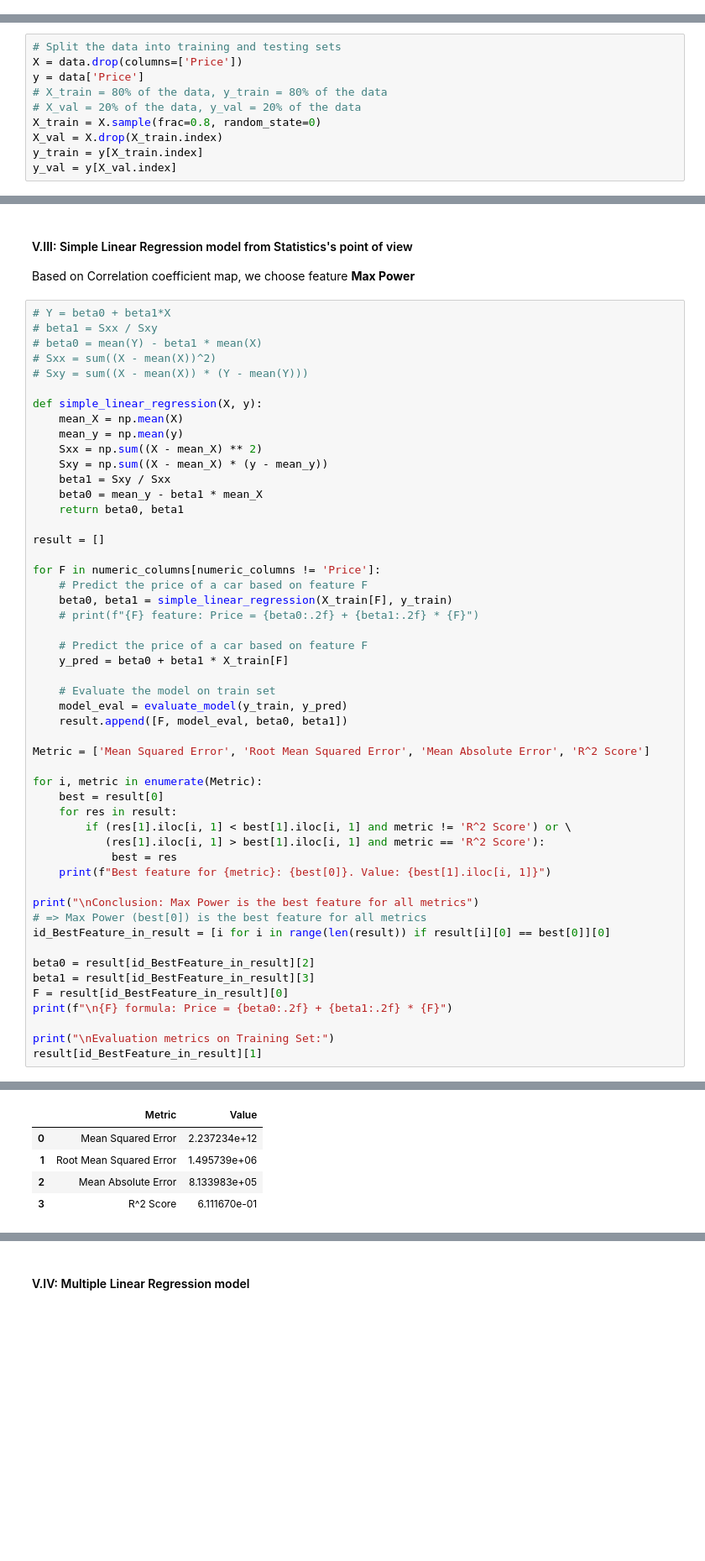
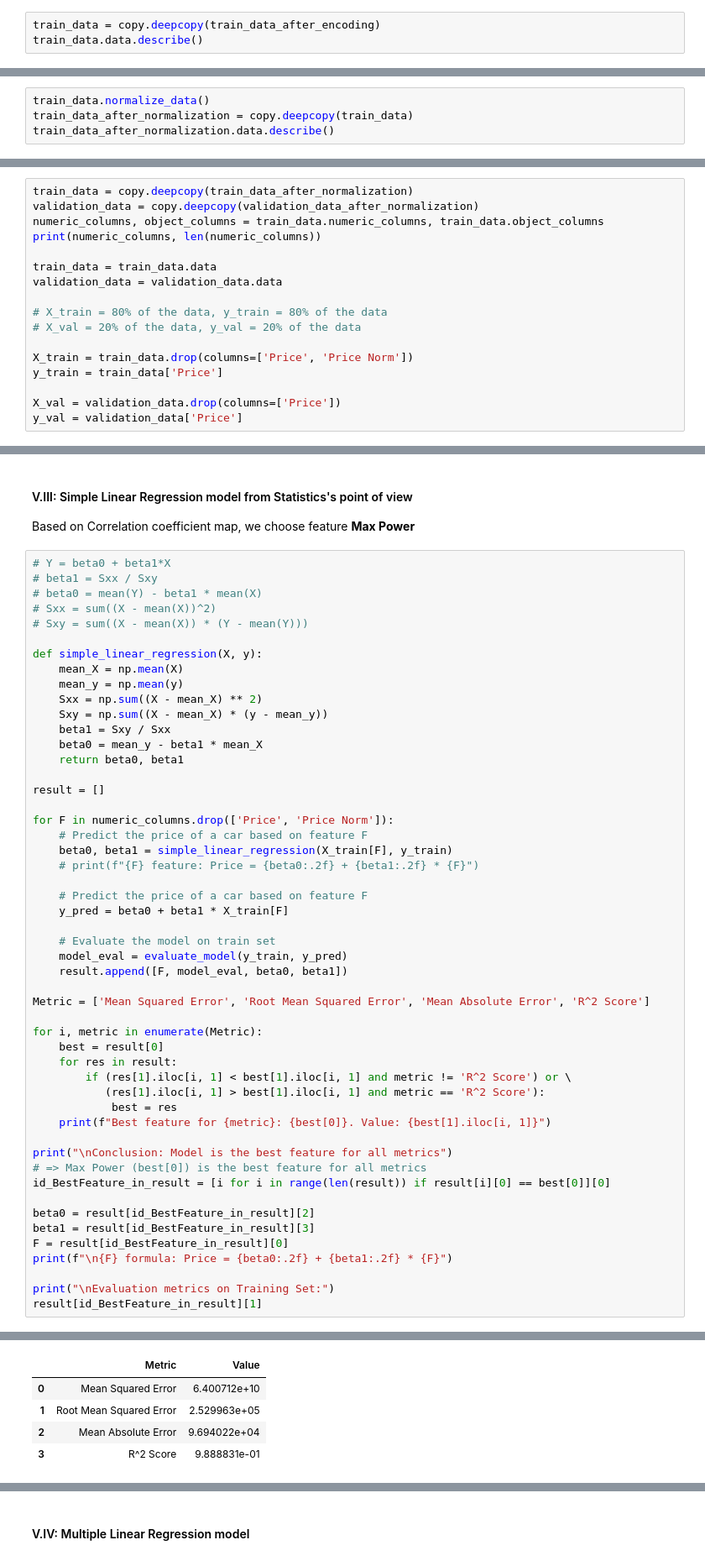
Before and after one commit to ductai05/Math-For-AI, a Jupyter notebook: DucTai_LR.ipynb, the cells around one changed output, grey strips where cells are left out. Shown at 84% size. Drawn from its saved outputs; the diff is of its cells as text; blank space fills up the shorter version.

```diff
--- a/DucTai_LR.ipynb
+++ b/DucTai_LR.ipynb
@@ -288,0 +614,3 @@ plt.show()
+# %%
+train_data = copy.deepcopy(train_data_after_encoding)
+train_data.data.describe()
@@ -288,0 +628,4 @@ plt.show()
+# %%
+train_data.normalize_data()
+train_data_after_normalization = copy.deepcopy(train_data)
+train_data_after_normalization.data.describe()
@@ -290,13 +685,20 @@ plt.show()
 ## Part V: Linear Regression models
 # %% [markdown]
 #### V.I: Split dataset
-# %%
-# Split the data into training and testing sets
-X = data.drop(columns=['Price'])
-y = data['Price']
-# X_train = 80% of the data, y_train = 80% of the data
-# X_val = 20% of the data, y_val = 20% of the data
-X_train = X.sample(frac=0.8, random_state=0)
-X_val = X.drop(X_train.index)
-y_train = y[X_train.index]
-y_val = y[X_val.index]
+# %%
+train_data = copy.deepcopy(train_data_after_normalization)
+validation_data = copy.deepcopy(validation_data_after_normalization)
+numeric_columns, object_columns = train_data.numeric_columns, train_data.object_columns
+print(numeric_columns, len(numeric_columns))
+
+train_data = train_data.data
+validation_data = validation_data.data
+
+# X_train = 80% of the data, y_train = 80% of the data
+# X_val = 20% of the data, y_val = 20% of the data
+
+X_train = train_data.drop(columns=['Price', 'Price Norm'])
+y_train = train_data['Price']
+
+X_val = validation_data.drop(columns=['Price'])
+y_val = validation_data['Price']
@@ -346,7 +755,7 @@ def simple_linear_regression(X, y):
 
 result = []
 
-for F in numeric_columns[numeric_columns != 'Price']:
+for F in numeric_columns.drop(['Price', 'Price Norm']):
     # Predict the price of a car based on feature F
     beta0, beta1 = simple_linear_regression(X_train[F], y_train)
     # print(f"{F} feature: Price = {beta0:.2f} + {beta1:.2f} * {F}")
@@ -368,7 +777,7 @@ for i, metric in enumerate(Metric):
             best = res
     print(f"Best feature for {metric}: {best[0]}. Value: {best[1].iloc[i, 1]}")
 
-print("\nConclusion: Max Power is the best feature for all metrics")
+print("\nConclusion: Model is the best feature for all metrics")
 # => Max Power (best[0]) is the best feature for all metrics
 id_BestFeature_in_result = [i for i in range(len(result)) if result[i][0] == best[0]][0]
 
@@ -391,9 +800,9 @@ Max Power formula: Price = -1919276.66 + 28225.79 * Max Power
 
 Evaluation metrics on Training Set:
 |  | Metric | Value |
-| 0 | Mean Squared Error | 2.237234e+12 |
-| 1 | Root Mean Squared Error | 1.495739e+06 |
-| 2 | Mean Absolute Error | 8.133983e+05 |
-| 3 | R^2 Score | 6.111670e-01 |
+| 0 | Mean Squared Error | 6.400712e+10 |
+| 1 | Root Mean Squared Error | 2.529963e+05 |
+| 2 | Mean Absolute Error | 9.694022e+04 |
+| 3 | R^2 Score | 9.888831e-01 |
 # %%
 print("\nEvaluation metrics on Validation Set:")
```
Also changed, not shown: parts of 58 cells of this notebook.
